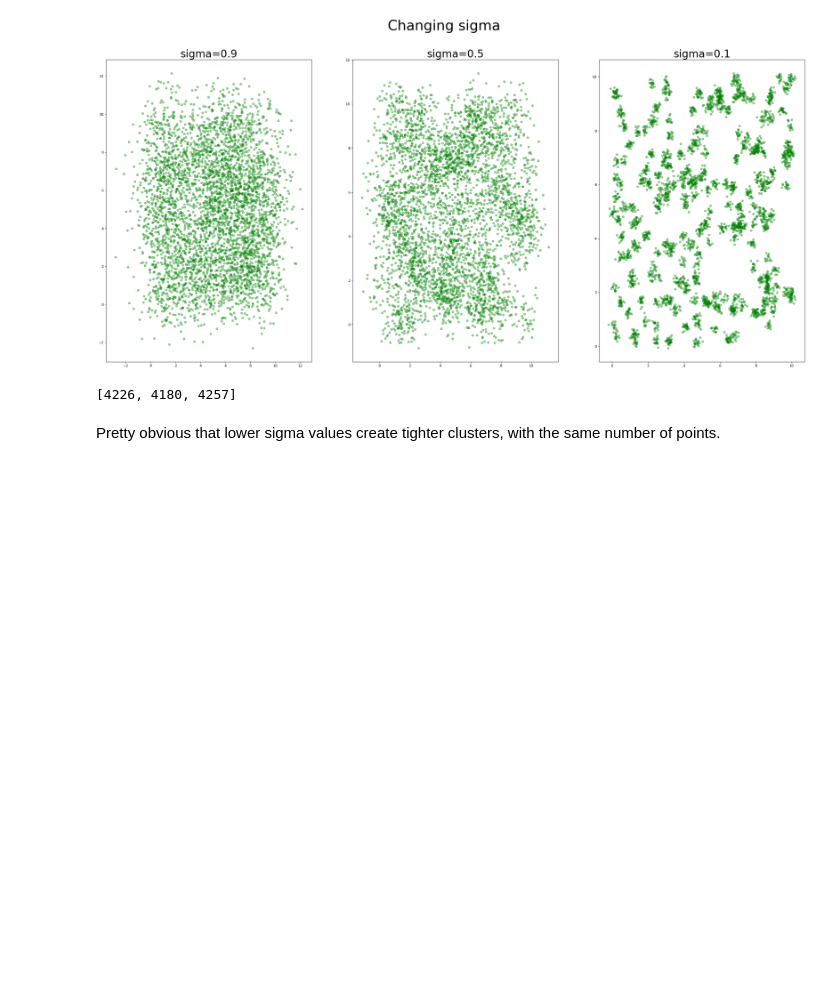
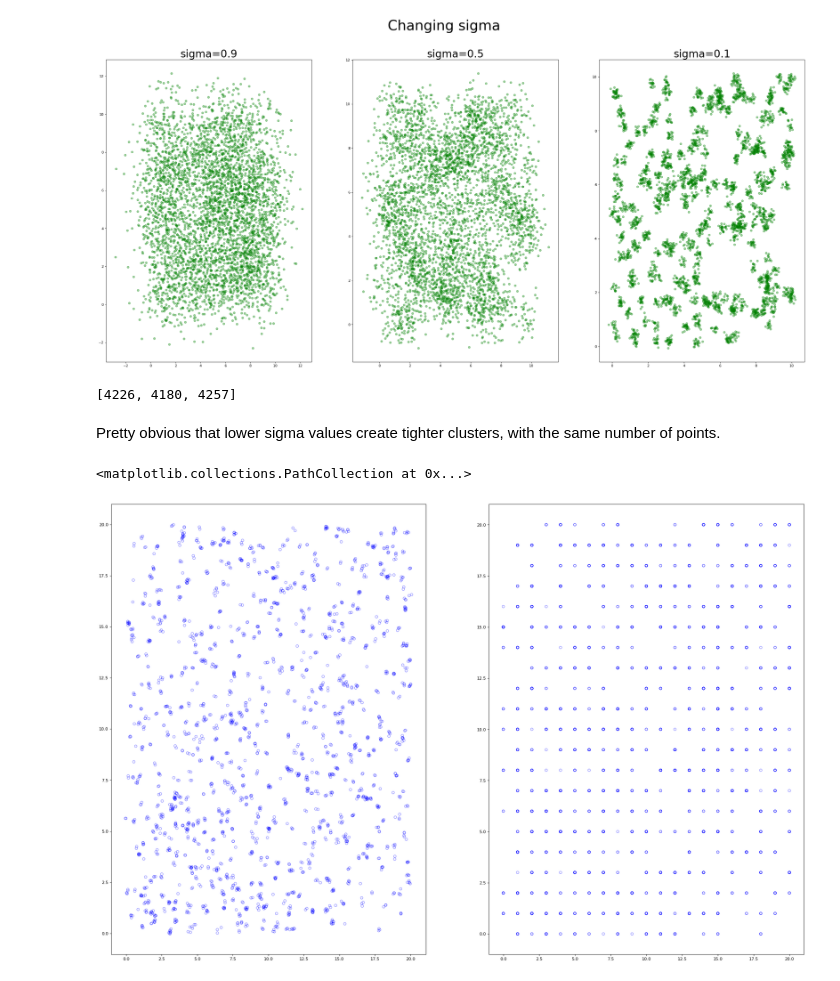
Before and after one commit to danchurch/FA_ABM, a Jupyter notebook: clustering.ipynb, the cells around one changed output. Drawn from its saved outputs; the diff is of its cells as text; code cells hidden in the pictures; blank space fills up the shorter version.

Commit message:
adapting thomas point process

```diff
--- a/clustering.ipynb
+++ b/clustering.ipynb
@@ -151,3 +151,16 @@ len(b3[0])]
 [4226, 4180, 4257]
 # %% [markdown]
 Pretty obvious that lower sigma values create tighter clusters, with the same number of points.
+# %%
+aa = ThomasPP(kappa=2, sigma=0.05, mu=3, Dx=20)
+bb = [ round(i) for i in aa[0] ]
+cc = [ round(i) for i in aa[1] ]
+# %%
+fig=plt.figure(figsize=(30, 20), dpi= 80, facecolor='w', edgecolor='k')
+plt.subplot(121)
+plt.scatter( aa[0], aa[1], edgecolor='b', facecolor='none', alpha=0.5 )
+plt.subplot(122)
+plt.scatter( bb, cc, edgecolor='b', facecolor='none', alpha=0.5 )
+# %% [output]
+<matplotlib.collections.PathCollection at 0x...>
+[figure, added]
```
Also changed, not shown: 1 other file.
